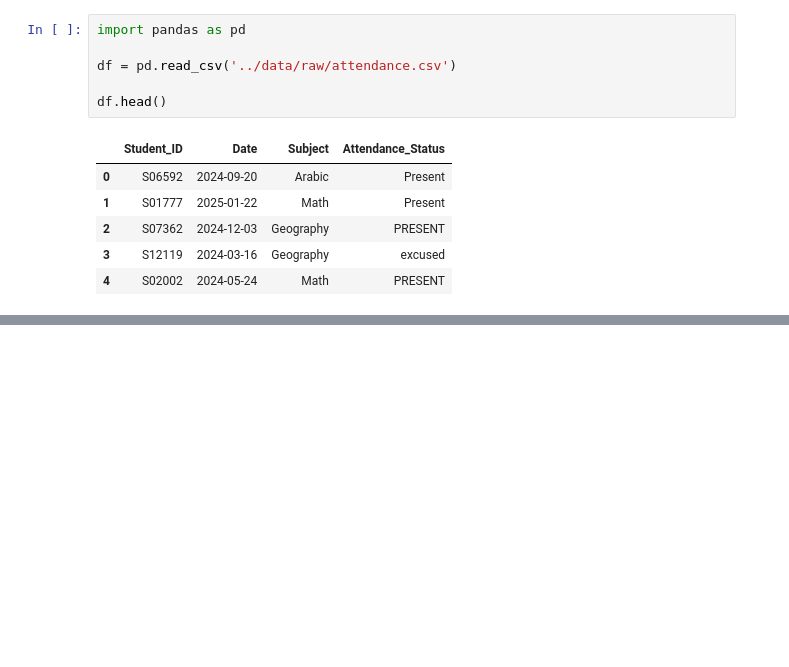
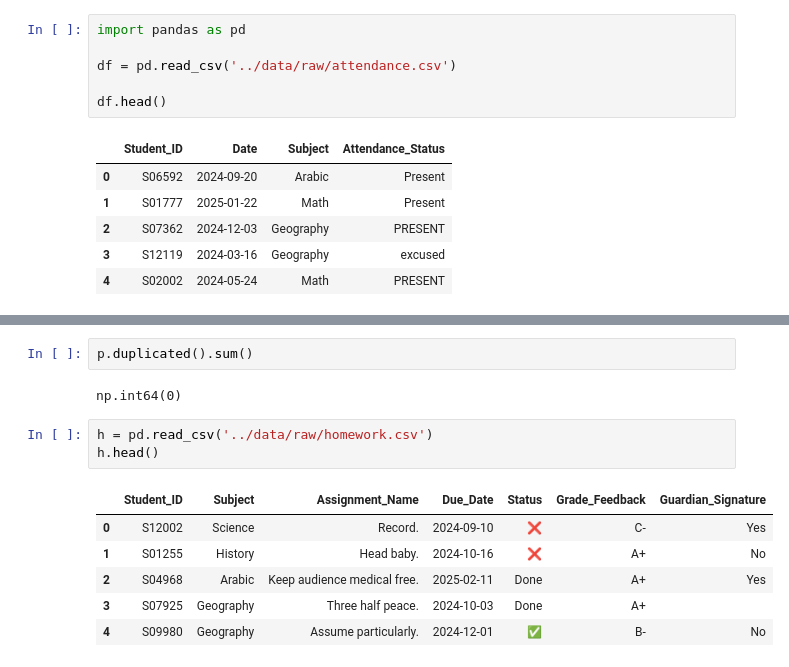
Before and after one commit to Static1016/Data-Cleaning-and-Quality-Analysis-Pipeline, a Jupyter notebook: notebook/exploration.ipynb, the cells around one changed output, grey strips where cells are left out. Saved outputs shown, nothing was run; the diff lists cells and outputs as text; blank space fills up the shorter version.

```diff
--- a/notebook/exploration.ipynb
+++ b/notebook/exploration.ipynb
@@ -13,0 +72,14 @@ df.head()
+# %%
+p.duplicated().sum()
+# %% [output]
+np.int64(0)
+# %%
+h = pd.read_csv('../data/raw/homework.csv')
+h.head()
+# %% [output]
+|  | Student_ID | Subject | Assignment_Name | Due_Date | Status | Grade_Feedback | Guardian_Signature |
+| 0 | S12002 | Science | Record. | 2024-09-10 | ❌ | C- | Yes |
+| 1 | S01255 | History | Head baby. | 2024-10-16 | ❌ | A+ | No |
+| 2 | S04968 | Arabic | Keep audience medical free. | 2025-02-11 | Done | A+ | Yes |
+| 3 | S07925 | Geography | Three half peace. | 2024-10-03 | Done | A+ |  |
+| 4 | S09980 | Geography | Assume particularly. | 2024-12-01 | ✅ | B- | No |
```
Also changed, not shown: parts of 16 cells of this notebook, 10 other files.
